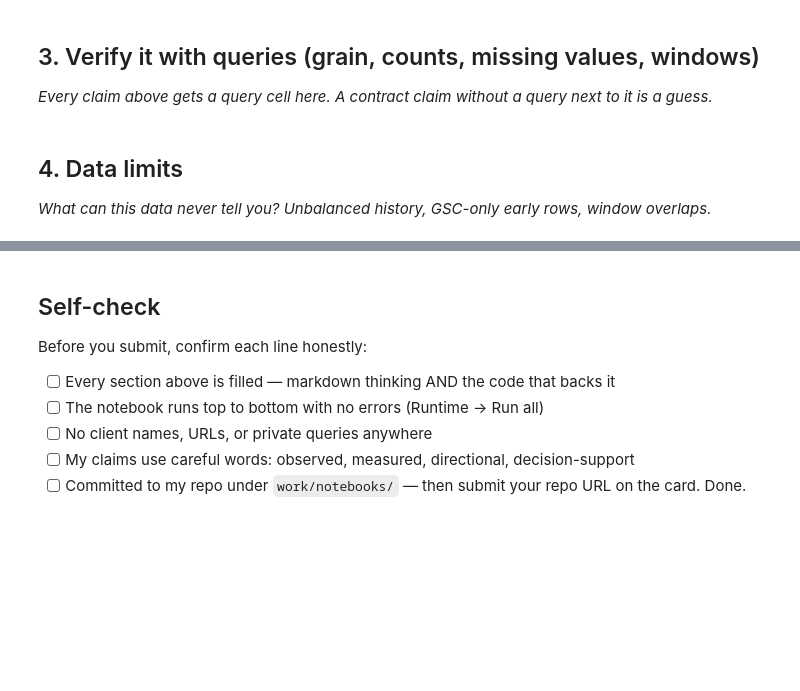
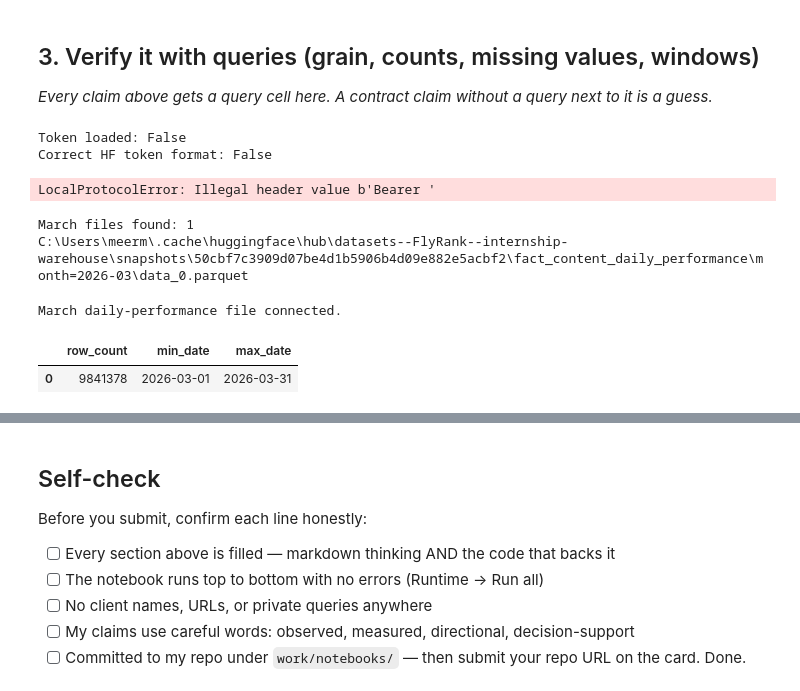
Before and after one commit to mohsanalee/flyrank-ml-internship, a Jupyter notebook: work/notebooks/w03_data_contract.ipynb, the cells around one changed output, grey strips where cells are left out. Drawn from its saved outputs; the diff is of its cells as text; code cells hidden in the pictures; blank space fills up the shorter version.

```diff
--- a/work/notebooks/w03_data_contract.ipynb
+++ b/work/notebooks/w03_data_contract.ipynb
@@ -30,4 +95,67 @@ This skeleton is yours to fill. Work the sections **in order** — each one has
-# %% [markdown]
-## 4. Data limits
-
-*What can this data never tell you? Unbalanced history, GSC-only early rows, window overlaps.*
+# %%
+import getpass
+
+HF_TOKEN = getpass.getpass("Enter your Hugging Face READ token: ")
+
+HF_TOKEN = HF_TOKEN.strip()
+
+if HF_TOKEN.startswith("Bearer "):
+    HF_TOKEN = HF_TOKEN[len("Bearer "):].strip()
+
+print("Token loaded:", bool(HF_TOKEN))
+print("Correct HF token format:", HF_TOKEN.startswith("hf_"))
+# %% [output]
+Token loaded: False
+Correct HF token format: False
+# %%
+from huggingface_hub import snapshot_download
+
+path = snapshot_download(
+    repo_id="FlyRank/internship-warehouse",
+    repo_type="dataset",
+    token=HF_TOKEN,
+    allow_patterns=[
+        "fact_content_daily_performance/month=2026-03/*"
+    ],
+    force_download=True,
+)
+
+print("March 2026 daily files downloaded.")
+print(path)
+# %% [output]
+LocalProtocolError: Illegal header value b'Bearer '
+# %%
+from pathlib import Path
+
+root = Path(path)
+
+march_files = list(
+    root.rglob("fact_content_daily_performance/month=2026-03/*.parquet")
+)
+
+print("March files found:", len(march_files))
+
+for f in march_files:
+    print(f)
+# %% [output]
+March files found: 1
+C:\Users\meerm\.cache\huggingface\hub\datasets--FlyRank--internship-warehouse\snapshots\50cbf7c3909d07be4d1b5906b4d09e882e5acbf2\fact_content_daily_performance\month=2026-03\data_0.parquet
+# %%
+TABLES["fact_daily"] = march_files[0]
+
+print("March daily-performance file connected.")
+# %% [output]
+March daily-performance file connected.
+# %%
+march_check = con.sql(f"""
+    SELECT
+        COUNT(*) AS row_count,
+        MIN(report_date) AS min_date,
+        MAX(report_date) AS max_date
+    FROM read_parquet('{TABLES["fact_daily"]}')
+""").df()
+
+march_check
+# %% [output]
+|  | row_count | min_date | max_date |
+| 0 | 9841378 | 2026-03-01 | 2026-03-31 |
```
Also changed, not shown: parts of 24 cells of this notebook.
